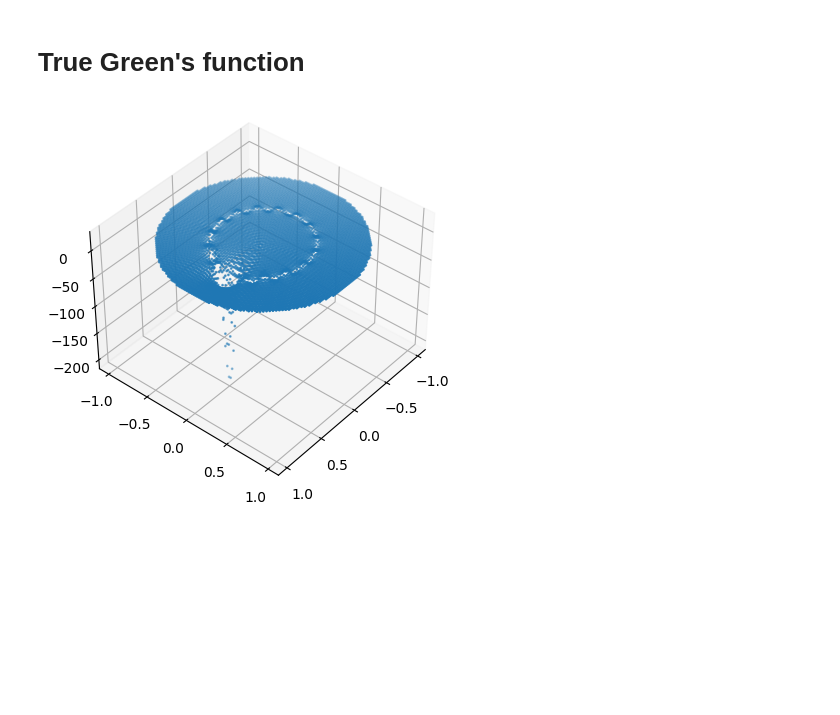
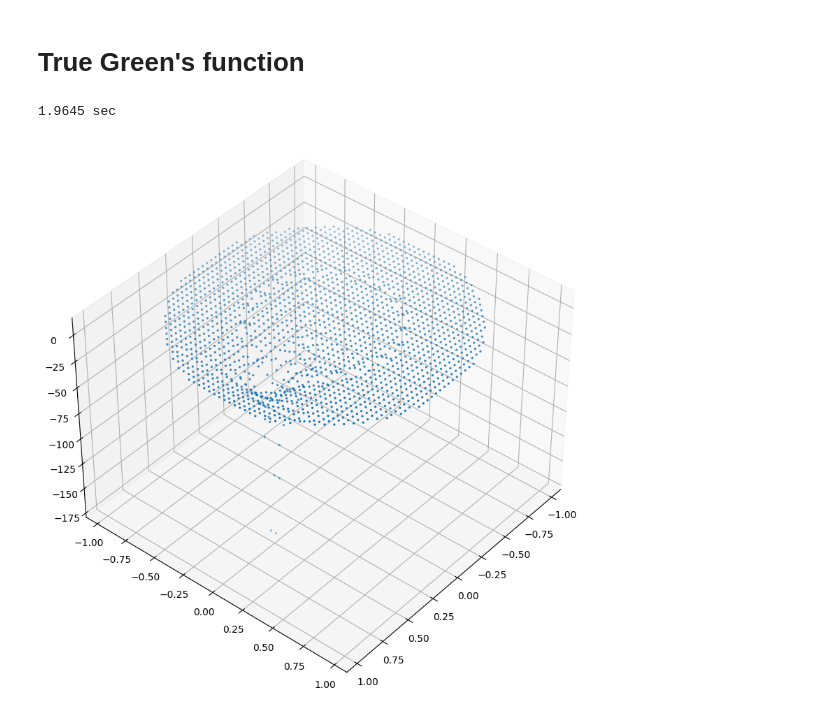
Before and after one commit to xx257xx/KIAS-AI-GROUP-7, a Jupyter notebook: analytic_sphere.ipynb, the cells around one changed output. Cells and saved outputs as stored; diff of their text form; code cells hidden in the pictures; blank space fills up the shorter version.

```diff
--- a/analytic_sphere.ipynb
+++ b/analytic_sphere.ipynb
@@ -18,7 +18,7 @@ device = torch.device('cuda:0')
 # %% [markdown]
 # 1. 2D polar grid
 # %%
-grid_size = 100  # 그리드의 크기
+grid_size = 50  # 그리드의 크기
 
 Nx = grid_size                                                   # Number of samples
 Ny = grid_size                                                   # Number of samples
@@ -47,15 +47,15 @@ plt.savefig('drm_data')
 import matplotlib.pyplot as plt
 import torch
 from scipy.special import jn, jn_zeros
+import time
 
 r_2 = torch.tensor(0.5)
 theta_2 = torch.tensor(0.0)
 k = 0.005
 
-
 def true_green_disk(r, theta, r_2, theta_2):
-    N_cutoff = 15
-    M_cutoff = 50
+    N_cutoff = 20
+    M_cutoff = 20
     def create_zeros_n(n):
         return jn_zeros(n,M_cutoff)
 
@@ -79,12 +79,19 @@ yy = xy_detach[:,1]
 
 r = torch.sqrt(xx**2 + yy**2)
 theta = torch.atan2(yy, xx)
+
+start = time.time()
 zz_true = true_green_disk(r, theta, r_2, theta_2)
+print(f"{time.time()-start:.4f} sec")
+# %% [output]
+1.9645 sec
 # %%
-fig = plt.figure()
+
+fig = plt.figure(figsize=(30,10))
+
 ax = fig.add_subplot(111, projection='3d')
 ax.view_init(elev=40., azim=40)
-ax.scatter(xx, yy, zz_true, s=1)
+ax.scatter(xx, yy, zz_true, s=2)
 plt.show()
 # %% [output]
-[figure, old version]
+[figure, new version]
```
Also changed, not shown: parts of 2 cells of this notebook.
